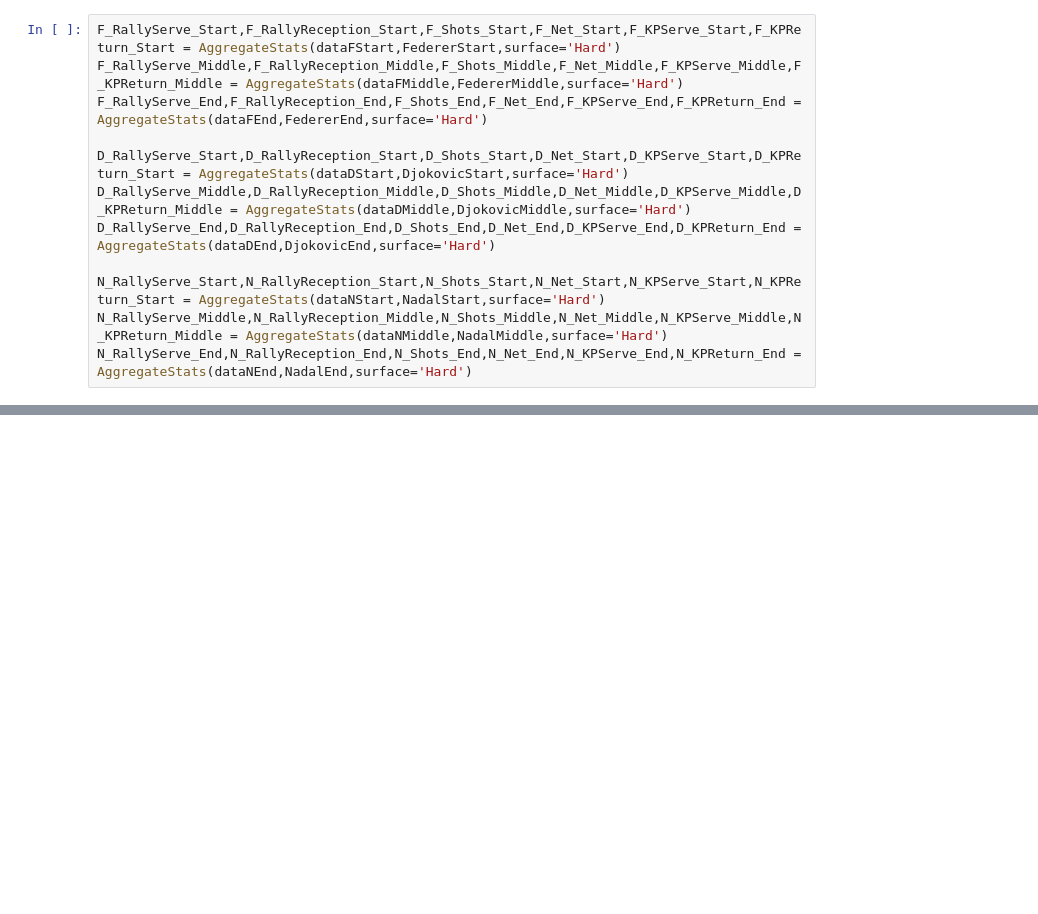
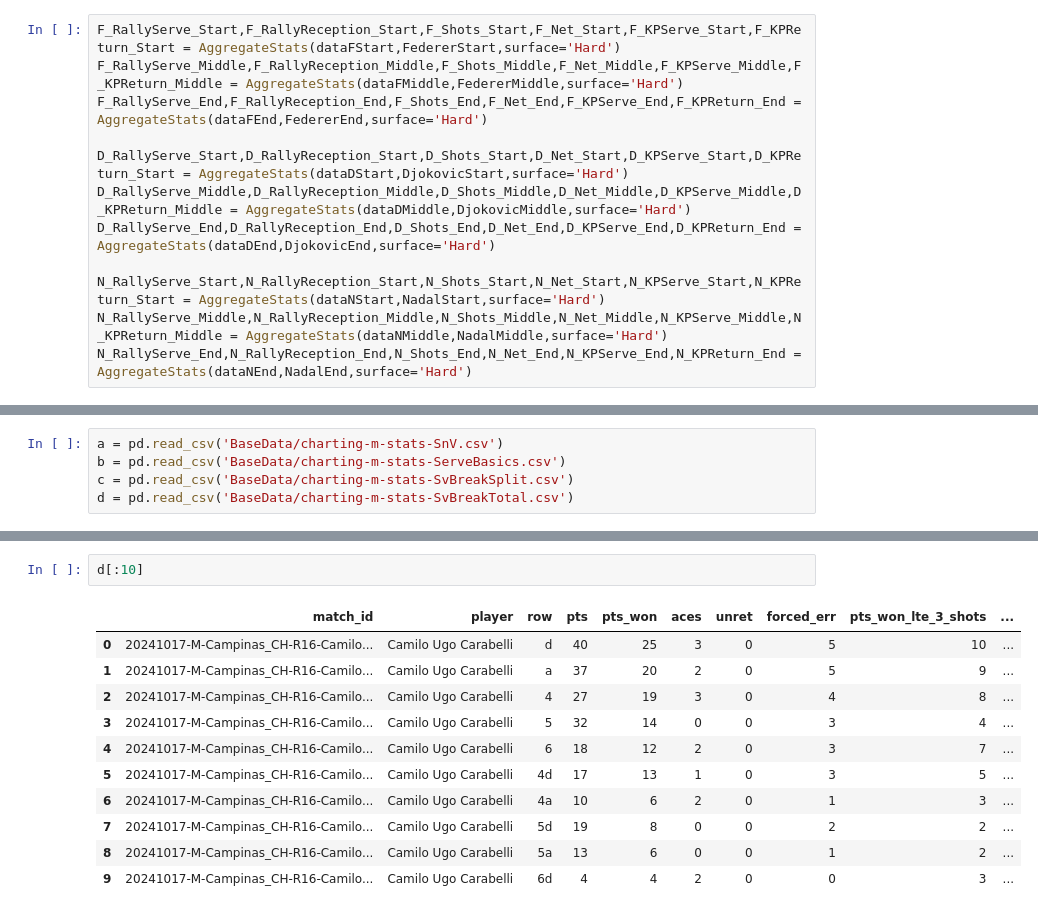
Before and after one commit to PedC18/POC1, a Jupyter notebook: Aggregates.ipynb, the cells around one changed output, grey strips where cells are left out. Drawn from its saved outputs; the diff is of its cells as text; blank space fills up the shorter version.

```diff
--- a/Aggregates.ipynb
+++ b/Aggregates.ipynb
@@ -140,0 +204,5 @@ N_RallyServe_End,N_RallyReception_End,N_Shots_End,N_Net_End,N_KPServe_End,N_KPRe
+# %%
+a = pd.read_csv('BaseData/charting-m-stats-SnV.csv')
+b = pd.read_csv('BaseData/charting-m-stats-ServeBasics.csv')
+c = pd.read_csv('BaseData/charting-m-stats-SvBreakSplit.csv')
+d = pd.read_csv('BaseData/charting-m-stats-SvBreakTotal.csv')
@@ -140,0 +223,14 @@ N_RallyServe_End,N_RallyReception_End,N_Shots_End,N_Net_End,N_KPServe_End,N_KPRe
+# %%
+d[:10]
+# %% [output]
+|  | match_id | player | row | pts | pts_won | aces | unret | forced_err | pts_won_lte_3_shots | ... |
+| 0 | 20241017-M-Campinas_CH-R16-Camilo... | Camilo Ugo Carabelli | d | 40 | 25 | 3 | 0 | 5 | 10 | ... |
+| 1 | 20241017-M-Campinas_CH-R16-Camilo... | Camilo Ugo Carabelli | a | 37 | 20 | 2 | 0 | 5 | 9 | ... |
+| 2 | 20241017-M-Campinas_CH-R16-Camilo... | Camilo Ugo Carabelli | 4 | 27 | 19 | 3 | 0 | 4 | 8 | ... |
+| 3 | 20241017-M-Campinas_CH-R16-Camilo... | Camilo Ugo Carabelli | 5 | 32 | 14 | 0 | 0 | 3 | 4 | ... |
+| 4 | 20241017-M-Campinas_CH-R16-Camilo... | Camilo Ugo Carabelli | 6 | 18 | 12 | 2 | 0 | 3 | 7 | ... |
+| 5 | 20241017-M-Campinas_CH-R16-Camilo... | Camilo Ugo Carabelli | 4d | 17 | 13 | 1 | 0 | 3 | 5 | ... |
+| 6 | 20241017-M-Campinas_CH-R16-Camilo... | Camilo Ugo Carabelli | 4a | 10 | 6 | 2 | 0 | 1 | 3 | ... |
+| 7 | 20241017-M-Campinas_CH-R16-Camilo... | Camilo Ugo Carabelli | 5d | 19 | 8 | 0 | 0 | 2 | 2 | ... |
+| 8 | 20241017-M-Campinas_CH-R16-Camilo... | Camilo Ugo Carabelli | 5a | 13 | 6 | 0 | 0 | 1 | 2 | ... |
+| 9 | 20241017-M-Campinas_CH-R16-Camilo... | Camilo Ugo Carabelli | 6d | 4 | 4 | 2 | 0 | 0 | 3 | ... |
```
Also changed, not shown: parts of 9 cells of this notebook, 6 other files.
